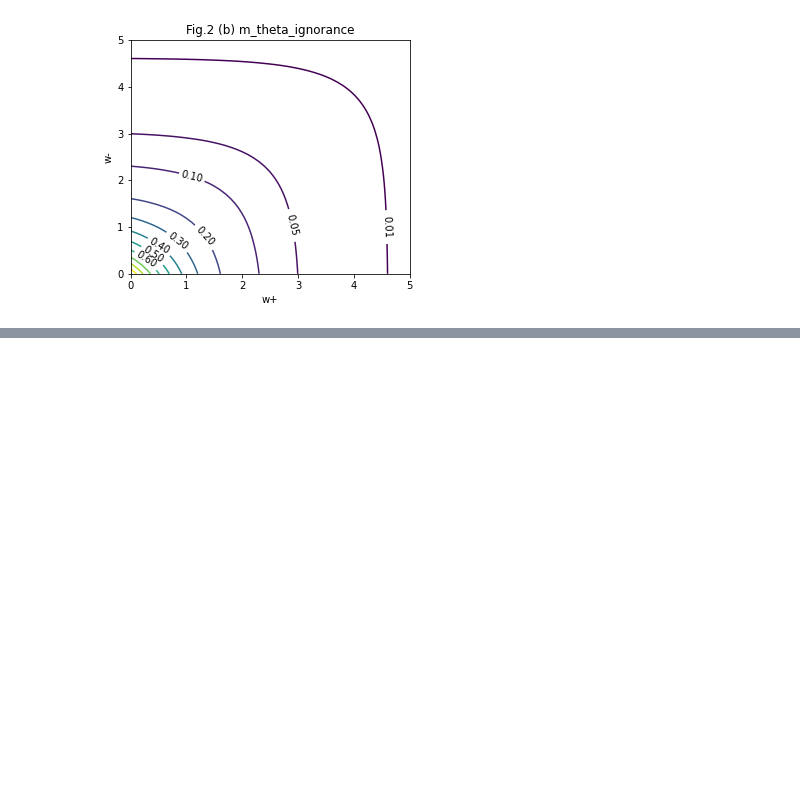
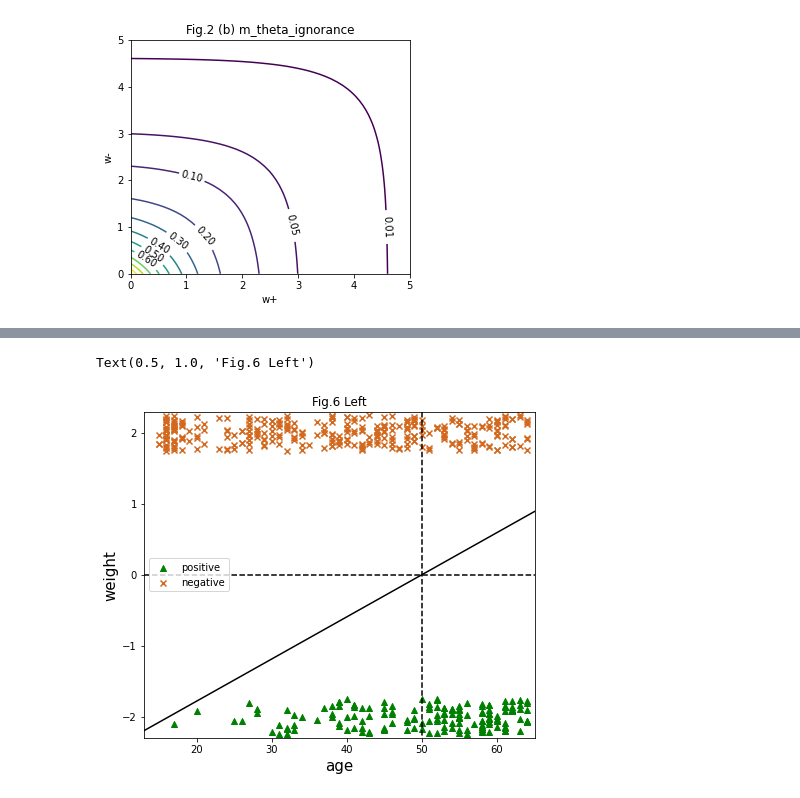
Before and after one commit to evidentiallab/Lunde_Chen_NN_Belief_Reproduction, a Jupyter notebook: NNBeliefWithSklearn.ipynb, the cells around one changed output, grey strips where cells are left out. Cells and saved outputs as stored; diff of their text form; code cells hidden in the pictures; blank space fills up the shorter version.

```diff
--- a/NNBeliefWithSklearn.ipynb
+++ b/NNBeliefWithSklearn.ipynb
@@ -552,0 +565,26 @@ plt.show()
+# %%
+import random
+arr_age_pos = heart[heart["chd"]==1]["age"]
+arr_age_neg = heart[heart["chd"]==0]["age"]
+weight_pos = np.array([-2.0 + (random.random() - 0.5 ) * 0.5
+                       for _ in arr_age_pos])
+weight_neg = np.array([2.0 + (random.random() - 0.5 ) * 0.5
+                       for _ in arr_age_neg])
+# %%
+fig, ax = plt.subplots()
+ax.scatter(arr_age_pos, weight_pos, marker='^', label='positive', color='green')
+ax.scatter(arr_age_neg, weight_neg, marker='x', label='negative', color='chocolate')
+_ylim = 2.3
+plt.xlim([13, 65])
+plt.ylim([-_ylim, _ylim])
+plt.plot([13, 65], [0, 0], linestyle='dashed', color='black')
+plt.plot([50, 50], [_ylim, -_ylim], linestyle='dashed', color='black')
+plt.plot([13, 65], [-2.2, 0.89189189], color='black')
+ax.set_xlabel('age', fontsize=15)
+ax.set_ylabel('weight', fontsize=15)
+ax.legend()
+fig.set_size_inches(7, 6)
+ax.set_title('Fig.6 Left')
+# %% [output]
+Text(0.5, 1.0, 'Fig.6 Left')
+[figure, added]
```
Also changed, not shown: parts of 4 cells of this notebook.
